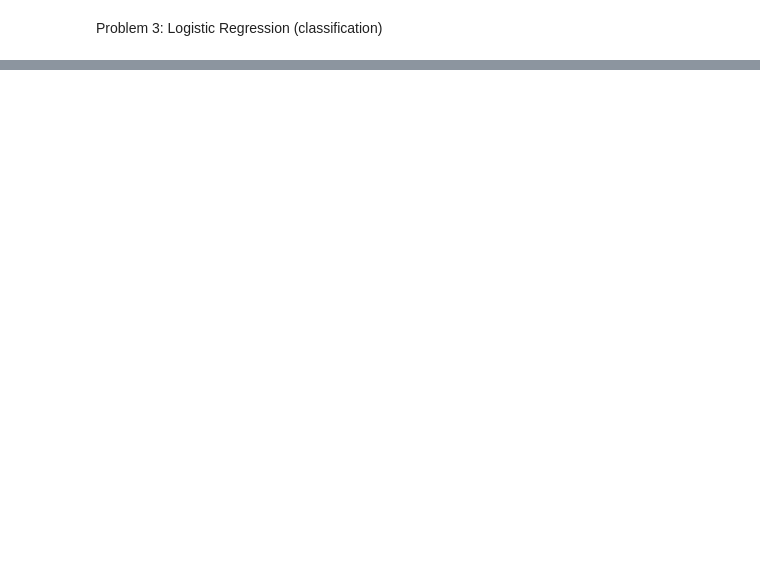
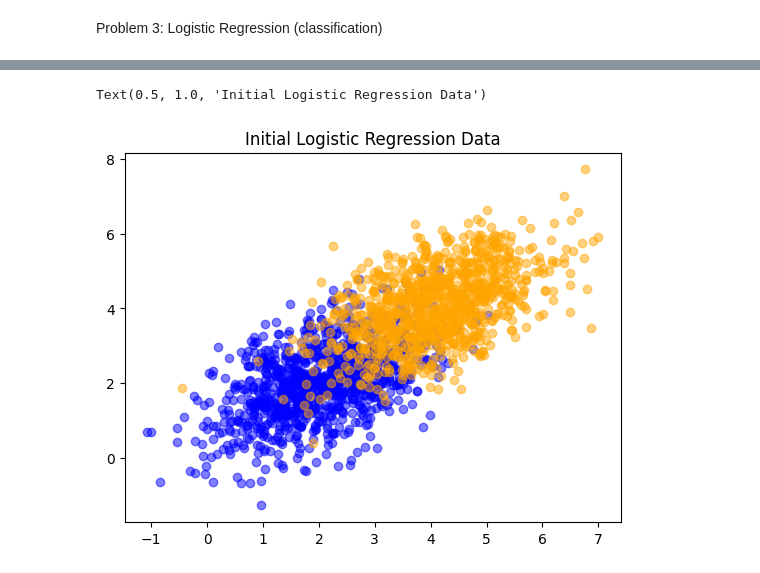
Before and after one commit to toriawlam/ds-3001, a Jupyter notebook: homework_3/homework_3.ipynb, the cells around one changed output, grey strips where cells are left out. Cells and saved outputs as stored; diff of their text form; code cells hidden in the pictures; blank space fills up the shorter version.

```diff
--- a/homework_3/homework_3.ipynb
+++ b/homework_3/homework_3.ipynb
@@ -76,0 +158,12 @@ Problem 3: Logistic Regression (classification)
+# %%
+from sklearn.inspection import DecisionBoundaryDisplay
+
+for i in range(len(y)):
+    if y[i] == 0:
+        plt.scatter(X['x'][i],X['y'][i],alpha=0.5, color='blue',label='0')
+    elif y[i] == 1:
+        plt.scatter(X['x'][i],X['y'][i], alpha=0.5, color='orange',label='1')
+plt.title('Initial Logistic Regression Data')
+# %% [output]
+Text(0.5, 1.0, 'Initial Logistic Regression Data')
+[figure, added]
```
Also changed, not shown: parts of 9 cells of this notebook, 1 other file.
